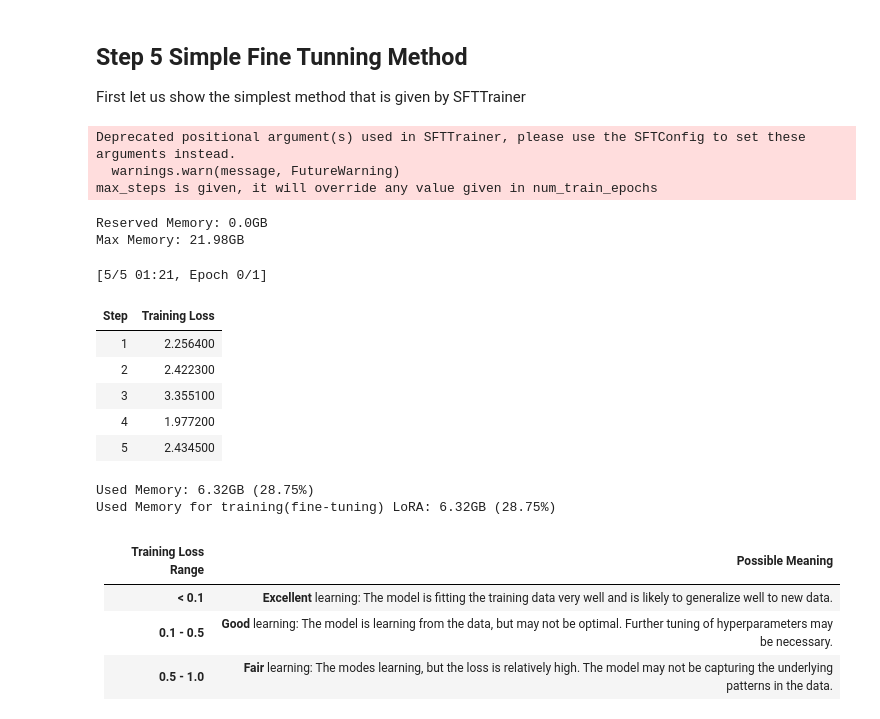
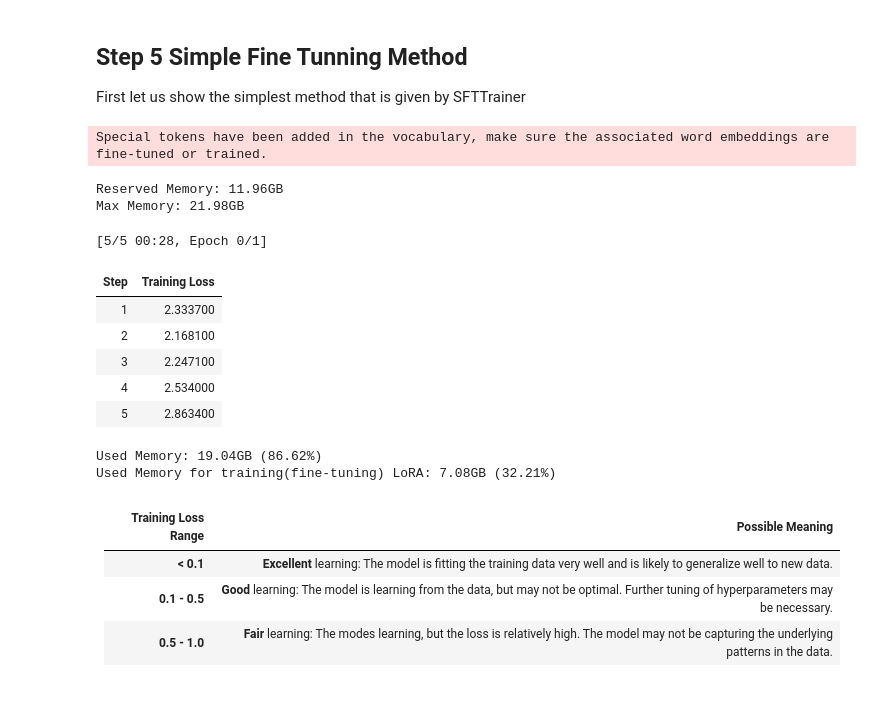
Before and after one commit to liuxiangwin/Meta-Llama3-Fine-Tuning, a Jupyter notebook: How-to-FineTune-Llama-3-with-SFTTrainer.ipynb, the cells around one changed output. Saved outputs shown, nothing was run; the diff lists cells and outputs as text; code cells hidden in the pictures.

```diff
--- a/How-to-FineTune-Llama-3-with-SFTTrainer.ipynb
+++ b/How-to-FineTune-Llama-3-with-SFTTrainer.ipynb
@@ -117,7 +108,8 @@ dataset = load_dataset(dataset_name, split="train")
 # Select the first 1000 rows of the dataset
 dataset = dataset.select(range(100))
 # Device map
-device_map = 'auto'  # for PP and running with `python test_sft.py`
+# device_map="auto",# for PP and running with `python test_sft.py`
+device_map="cuda:0"
 # Load the model + tokenizer
 model_name = "meta-llama/Meta-Llama-3-8B-Instruct"
 tokenizer = AutoTokenizer.from_pretrained(model_name, trust_remote_code=True)
@@ -150,8 +142,8 @@ peft_config = LoraConfig(
 # Args
 max_seq_length = 512
 output_dir = "./results"
-per_device_train_batch_size = 2  # reduced batch size to avoid OOM
-gradient_accumulation_steps = 4#2
+per_device_train_batch_size = 1  # reduced batch size to avoid OOM
+gradient_accumulation_steps = 1#2
 optim = "adamw_torch"
 save_steps = 10
 logging_steps = 1
@@ -182,45 +174,43 @@ trainer = SFTTrainer(
     model=model,
     train_dataset=dataset,
     peft_config=peft_config,
     dataset_text_field="context",
     max_seq_length=max_seq_length,
     tokenizer=tokenizer,
     args=training_arguments,
 )
 
 # Memory statistics before training
 gpu_statistics = torch.cuda.get_device_properties(0)
 reserved_memory = round(torch.cuda.max_memory_reserved() / 1024**3, 2)
 max_memory = round(gpu_statistics.total_memory / 1024**3, 2)
 print(f"Reserved Memory: {reserved_memory}GB")
 print(f"Max Memory: {max_memory}GB")
 
 
 # Train :)
 trainer.train()
 
 # Memory statistics after training
 used_memory = round(torch.cuda.max_memory_allocated() / 1024**3, 2)
 used_memory_lora = round(used_memory - reserved_memory, 2)
 used_memory_persentage = round((used_memory / max_memory) * 100, 2)
 used_memory_lora_persentage = round((used_memory_lora / max_memory) * 100, 2)
 print(f"Used Memory: {used_memory}GB ({used_memory_persentage}%)")
 print(f"Used Memory for training(fine-tuning) LoRA: {used_memory_lora}GB ({used_memory_lora_persentage}%)")
 # %% [output]
-Deprecated positional argument(s) used in SFTTrainer, please use the SFTConfig to set these arguments instead.
-  warnings.warn(message, FutureWarning)
-max_steps is given, it will override any value given in num_train_epochs
+Special tokens have been added in the vocabulary, make sure the associated word embeddings are fine-tuned or trained.
-Reserved Memory: 0.0GB
+Reserved Memory: 11.96GB
 Max Memory: 21.98GB
-[5/5 01:21, Epoch 0/1]
+[5/5 00:28, Epoch 0/1]
 | Step | Training Loss |
-| 1 | 2.256400 |
-| 2 | 2.422300 |
-| 3 | 3.355100 |
-| 4 | 1.977200 |
-| 5 | 2.434500 |
+| 1 | 2.333700 |
+| 2 | 2.168100 |
+| 3 | 2.247100 |
+| 4 | 2.534000 |
+| 5 | 2.863400 |
-Used Memory: 6.32GB (28.75%)
-Used Memory for training(fine-tuning) LoRA: 6.32GB (28.75%)
+Used Memory: 19.04GB (86.62%)
+Used Memory for training(fine-tuning) LoRA: 7.08GB (32.21%)
 # %% [markdown]
 | Training Loss Range | Possible Meaning |
 | --- | --- |
```
Also changed, not shown: parts of 11 cells of this notebook, 1 other file.
